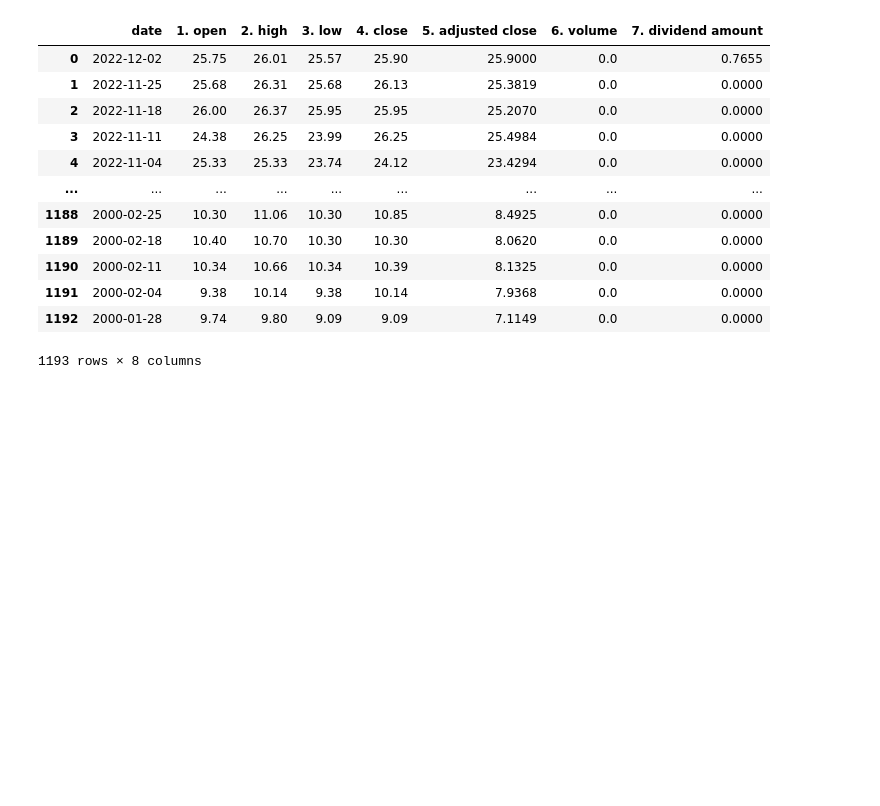
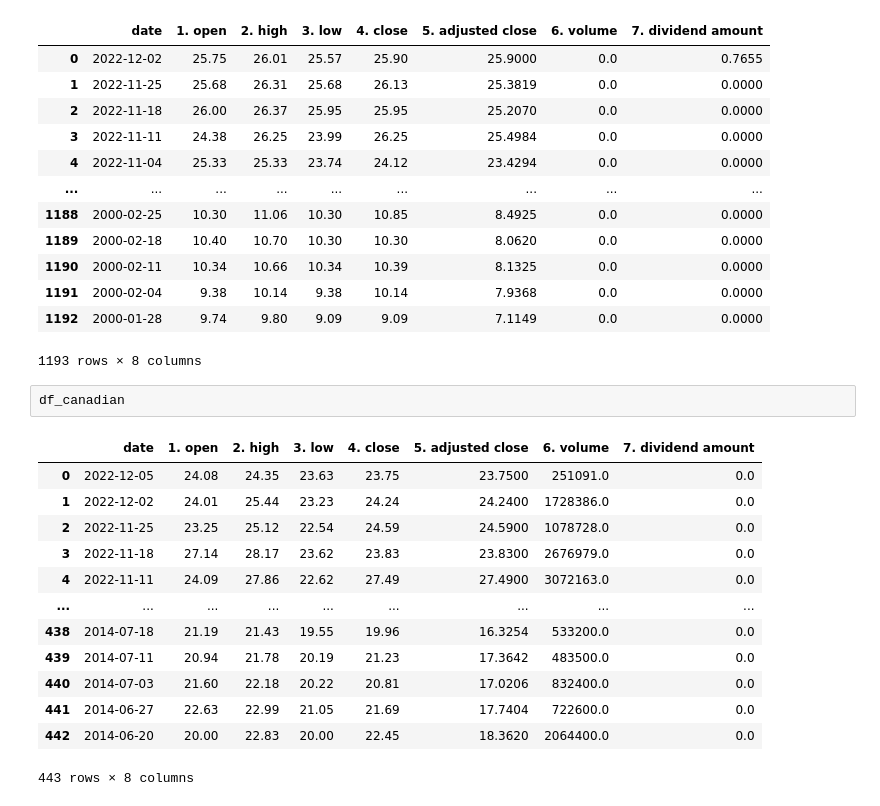
Before and after one commit to AIDA-Saskatchewan-polytechnic/Final_Project_by_Jeslin-Abitha, a Jupyter notebook: Final_Project.ipynb, the cells around one changed output. Saved outputs shown, nothing was run; the diff lists cells and outputs as text; blank space fills up the shorter version.

```diff
--- a/Final_Project.ipynb
+++ b/Final_Project.ipynb
@@ -147,3 +147,19 @@ df_american
 | 1191 | 2000-02-04 | 9.38 | 10.14 | 9.38 | 10.14 | 7.9368 | 0.0 | 0.0000 |
 | 1192 | 2000-01-28 | 9.74 | 9.80 | 9.09 | 9.09 | 7.1149 | 0.0 | 0.0000 |
 1193 rows × 8 columns
+# %%
+df_canadian
+# %% [output]
+|  | date | 1. open | 2. high | 3. low | 4. close | 5. adjusted close | 6. volume | 7. dividend amount |
+| 0 | 2022-12-05 | 24.08 | 24.35 | 23.63 | 23.75 | 23.7500 | 251091.0 | 0.0 |
+| 1 | 2022-12-02 | 24.01 | 25.44 | 23.23 | 24.24 | 24.2400 | 1728386.0 | 0.0 |
+| 2 | 2022-11-25 | 23.25 | 25.12 | 22.54 | 24.59 | 24.5900 | 1078728.0 | 0.0 |
+| 3 | 2022-11-18 | 27.14 | 28.17 | 23.62 | 23.83 | 23.8300 | 2676979.0 | 0.0 |
+| 4 | 2022-11-11 | 24.09 | 27.86 | 22.62 | 27.49 | 27.4900 | 3072163.0 | 0.0 |
+| ... | ... | ... | ... | ... | ... | ... | ... | ... |
+| 438 | 2014-07-18 | 21.19 | 21.43 | 19.55 | 19.96 | 16.3254 | 533200.0 | 0.0 |
+| 439 | 2014-07-11 | 20.94 | 21.78 | 20.19 | 21.23 | 17.3642 | 483500.0 | 0.0 |
+| 440 | 2014-07-03 | 21.60 | 22.18 | 20.22 | 20.81 | 17.0206 | 832400.0 | 0.0 |
+| 441 | 2014-06-27 | 22.63 | 22.99 | 21.05 | 21.69 | 17.7404 | 722600.0 | 0.0 |
+| 442 | 2014-06-20 | 20.00 | 22.83 | 20.00 | 22.45 | 18.3620 | 2064400.0 | 0.0 |
+443 rows × 8 columns
```
Also changed, not shown: parts of 5 cells of this notebook.
